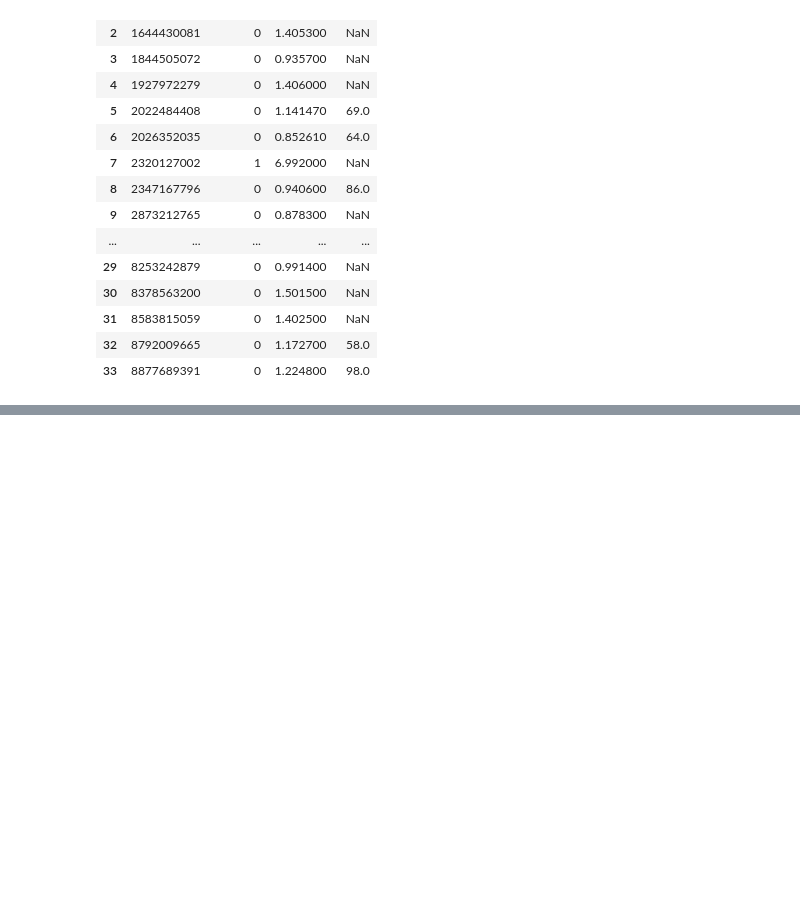
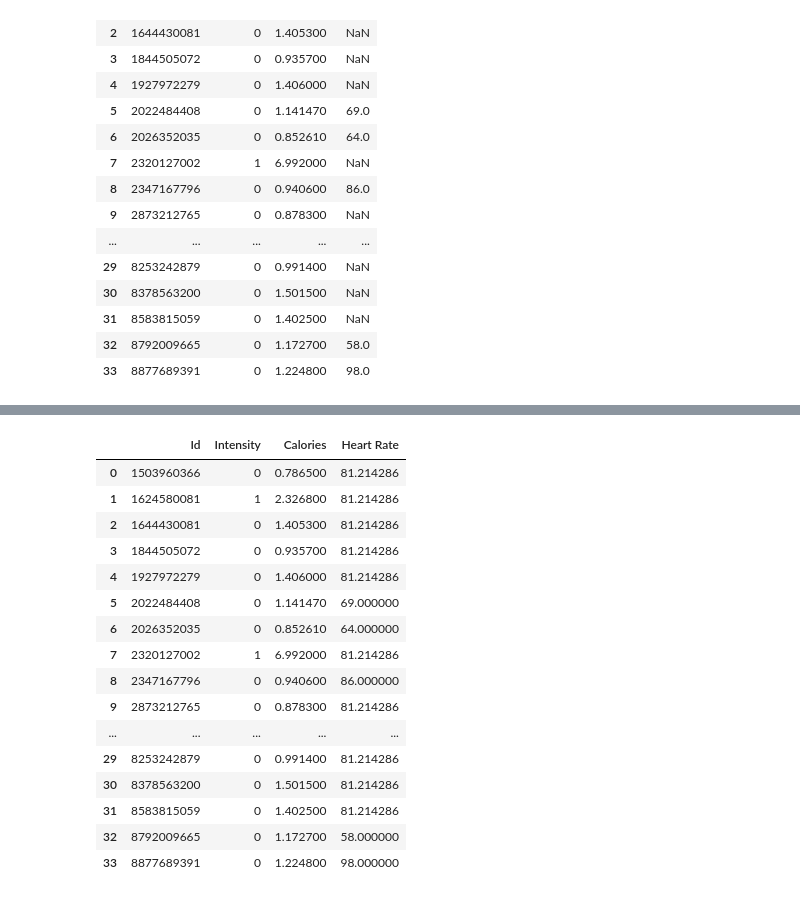
Before and after one commit to rocketwolf98/FitBitEda, a Jupyter notebook: Fitbit_Tracker_Data_EDA.ipynb, the cells around one changed output, grey strips where cells are left out. Drawn from its saved outputs; the diff is of its cells as text; code cells hidden in the pictures; blank space fills up the shorter version.

```diff
--- a/Fitbit_Tracker_Data_EDA.ipynb
+++ b/Fitbit_Tracker_Data_EDA.ipynb
@@ -372,0 +391,28 @@ dtype: int64
+# %%
+#Let's impute heart rate via MICE
+from sklearn.experimental import enable_iterative_imputer
+from sklearn.impute import IterativeImputer
+
+iter_impute= IterativeImputer(random_state=0)
+heart_rate = df_time_ignored[['Heart Rate']]
+imputed_hr = iter_impute.fit_transform(heart_rate)
+df_time_ignored['Heart Rate'] = imputed_hr
+df_time_ignored
+# %% [output]
+|  | Id | Intensity | Calories | Heart Rate |
+| 0 | 1503960366 | 0 | 0.786500 | 81.214286 |
+| 1 | 1624580081 | 1 | 2.326800 | 81.214286 |
+| 2 | 1644430081 | 0 | 1.405300 | 81.214286 |
+| 3 | 1844505072 | 0 | 0.935700 | 81.214286 |
+| 4 | 1927972279 | 0 | 1.406000 | 81.214286 |
+| 5 | 2022484408 | 0 | 1.141470 | 69.000000 |
+| 6 | 2026352035 | 0 | 0.852610 | 64.000000 |
+| 7 | 2320127002 | 1 | 6.992000 | 81.214286 |
+| 8 | 2347167796 | 0 | 0.940600 | 86.000000 |
+| 9 | 2873212765 | 0 | 0.878300 | 81.214286 |
+| ... | ... | ... | ... | ... |
+| 29 | 8253242879 | 0 | 0.991400 | 81.214286 |
+| 30 | 8378563200 | 0 | 1.501500 | 81.214286 |
+| 31 | 8583815059 | 0 | 1.402500 | 81.214286 |
+| 32 | 8792009665 | 0 | 1.172700 | 58.000000 |
+| 33 | 8877689391 | 0 | 1.224800 | 98.000000 |
```
Also changed, not shown: parts of 2 cells of this notebook.
